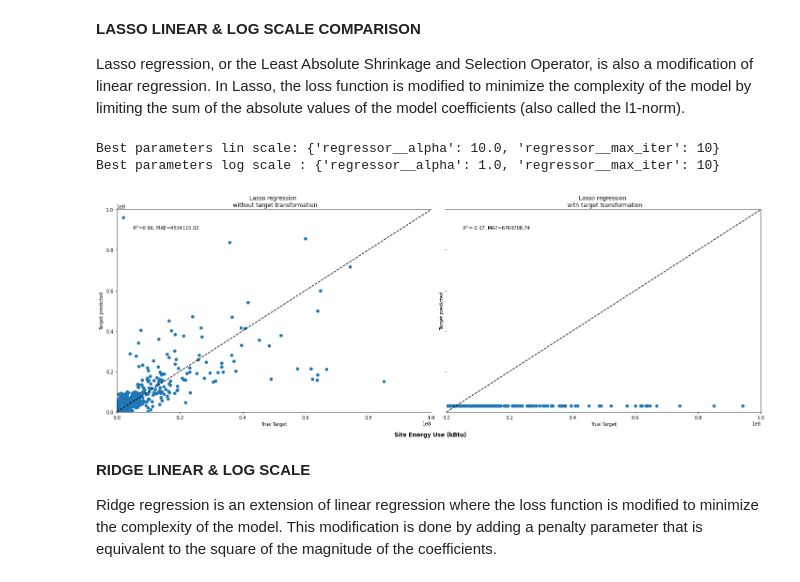
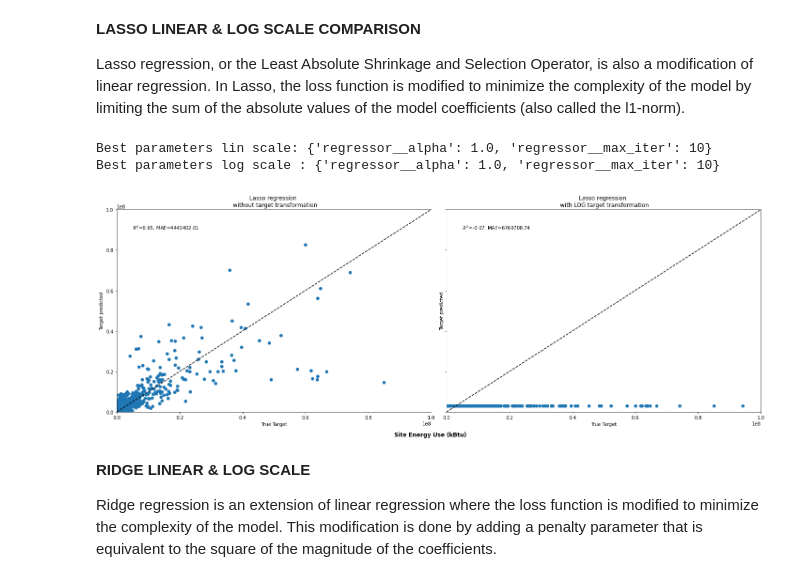
Before and after one commit to hike7o/SL-OC-projects, a Jupyter notebook: P4/Seattle_ML_linlog.ipynb, the cells around one changed output. Saved outputs shown, nothing was run; the diff lists cells and outputs as text; code cells hidden in the pictures.

```diff
--- a/P4/Seattle_ML_linlog.ipynb
+++ b/P4/Seattle_ML_linlog.ipynb
@@ -78,9 +78,9 @@ df_data.drop(non_reg, axis=1, inplace=True)
 loc_features = ['OSEBuildingID', 'PropertyName', 'Address', 'City', 'State', 'ZipCode']
 df_data_loc = df_data[loc_features]
 df_data.drop(loc_features, axis=1, inplace = True)
+df_data['DataYear'] = df_data['DataYear'].astype(str)
 # %%
 df_data_non_ener = df_data.drop(['ENERGYSTARScore'], axis=1)
-df_data_non_ener['DataYear'] = df_data_non_ener['DataYear'].astype(str)
 # %%
 df_data_non_ener.info()
 # %% [output]
@@ -136,3 +136,7 @@ plt.show()
 [figure]
 # %% [markdown]
 At first, a linear model will be applied on the original targets. As seen above and due to the non-linearity, a logarithmic function will be used to linearize the targets, allowing comparison between a linear and logarithmique scale on such skewed data. Log transformation helps reducing skewness.
+# %%
+df_data_non_ener['logSEU'] = np.log10(df_data_non_ener['SiteEnergyUse(kBtu)'])
+df_try = df_data_non_ener.drop(['SiteEnergyUse(kBtu)'], axis=1)
+df_try
@@ -426,12 +514,20 @@ start_time2 = time.time()
 pipe_lasso = Pipeline(steps=[('preprocessor', preprocessor),
                              ('regressor', Lasso())])
 
-params_lasso = {"regressor__alpha": np.logspace(-4, 1, num=6), # Constant that multiplies the L1 term (default=1)
+params_lasso = {"regressor__alpha": np.logspace(-4, 0, num=5), # Constant that multiplies the L1 term (default=1)
                "regressor__max_iter": [10, 50, 100, 1000]} # maximum number of iterations.
 
-pipe_lasso.fit(X_train, y_train['SiteEnergyUse(kBtu)'])
+lasso_grid_cv = GridSearchCV(pipe_lasso,
+                       param_grid=params_lasso, # Dictionary with parameters names
+                       cv=5, # Determines the cross-validation splitting strategy
+                       scoring=('r2','neg_mean_absolute_error'), # Strategy to evaluate the performance of the cross-validated model on the test set
+                       return_train_score = True, # If False, the cv_results_ attribute will not include training scores
+                       refit='neg_mean_absolute_error', #Refit an estimator using the best found parameters on the whole dataset
+                       n_jobs = -1) # Number of jobs to run in parallel
 
-y_pred = pipe_lasso.predict(X_test)
+lasso_grid_cv.fit(X_train, y_train['SiteEnergyUse(kBtu)'])
+
+y_pred = lasso_grid_cv.predict(X_test)
 tm2 = time.time() - start_time2
 
 # Plot results
@@ -442,51 +538,50 @@ ax0.set_xlabel('True Target')
 ax0.set_title('Lasso regression \n without target transformation')
 r2_test2 = r2_score(y_test['SiteEnergyUse(kBtu)'], y_pred)
 MAE_test2 = mean_absolute_error(y_test['SiteEnergyUse(kBtu)'], y_pred)
-ax0.text(5e6, 9e7, r'$R^2$=%.2f, MAE=%.2f' % (
-    r2_test2, MAE_test2))
+ax0.text(5e6, 9e7, r'$R^2$=%.2f, MAE=%.2f' % (r2_test2, MAE_test2))
 ax0.set_xlim([0, 1e8])
 ax0.set_ylim([0, 1e8])
 
 # Transform targets and use same Lasso model
 start_time21 = time.time()
 
-lasso_grid_cv = Pipeline([
+lasso_grid_cvlog = Pipeline([
     ('preprocessor', preprocessor),
     ('grid_lasso', GridSearchCV(
                             TransformedTargetRegressor(
                                 regressor=Lasso(),
                                 func=np.log1p,
                                 inverse_func=np.expm1),
                             param_grid=params_lasso,
                             cv=5,
                             scoring=('r2', 'neg_mean_absolute_error'),
                             return_train_score = True,
                             refit='neg_mean_absolute_error',
                             n_jobs = -1))])
 
-lasso_grid_cv.fit(X_train, y_train['SiteEnergyUse(kBtu)'])
-y_pred = lasso_grid_cv.predict(X_test)
+lasso_grid_cvlog.fit(X_train, y_train['SiteEnergyUse(kBtu)'])
+y_pred = lasso_grid_cvlog.predict(X_test)
 tm21 = time.time() - start_time21
 ax1.scatter(y_test['SiteEnergyUse(kBtu)'], y_pred)
 ax1.plot([0, 1e8], [0, 1e8], '--k')
 ax1.set_ylabel('Target predicted')
 ax1.set_xlabel('True Target')
-ax1.set_title('Lasso regression \n with target transformation')
+ax1.set_title('Lasso regression \n with LOG target transformation')
 r2_test21 = r2_score(y_test['SiteEnergyUse(kBtu)'], y_pred)
 MAE_test21 = mean_absolute_error(y_test['SiteEnergyUse(kBtu)'], y_pred)
 ax1.text(5e6, 9e7, r'$R^2$=%.2f, MAE=%.2f' % (
    r2_test21, MAE_test21))
 ax1.set_xlim([0, 1e8])
 ax1.set_ylim([0, 1e8])
 
 f.suptitle("Site Energy Use (kBtu) ", x = 1, y=0.005, weight = 'bold')
 f.tight_layout(rect=[0.005, 0.005, 2, 1.5])
-print('Best parameters lin scale:', grid_lasso.best_params_)
-print('Best parameters log scale : {}'.format(lasso_grid_cv.named_steps['grid_lasso'].best_params_))
+print('Best parameters lin scale:', lasso_grid_cv.best_params_)
+print('Best parameters log scale : {}'.format(lasso_grid_cvlog.named_steps['grid_lasso'].best_params_))
 # %% [output]
-Best parameters lin scale: {'regressor__alpha': 10.0, 'regressor__max_iter': 10}
+Best parameters lin scale: {'regressor__alpha': 1.0, 'regressor__max_iter': 10}
 Best parameters log scale : {'regressor__alpha': 1.0, 'regressor__max_iter': 10}
-[figure, old version]
+[figure, new version]
 # %% [markdown]
 __RIDGE LINEAR & LOG SCALE__<br>
 
```
Also changed, not shown: parts of 31 cells of this notebook, 6 other files.
